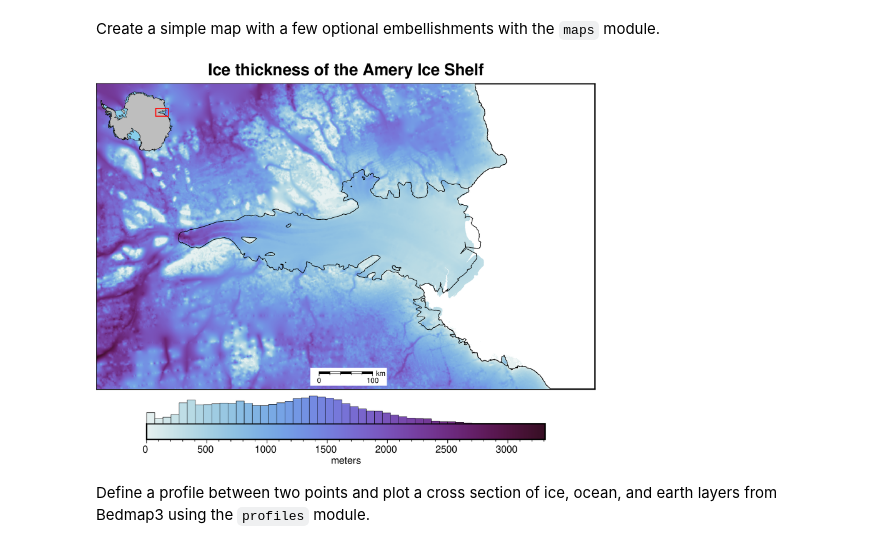
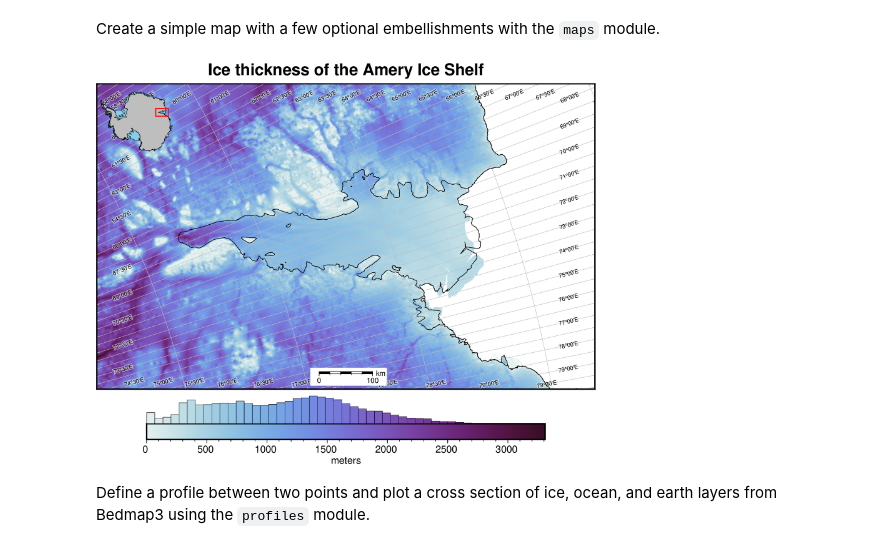
Before and after one commit to mdtanker/polartoolkit, a Jupyter notebook: docs/quickstart.ipynb, the cells around one changed output. Cells and saved outputs as stored; diff of their text form; code cells hidden in the pictures.

```diff
--- a/docs/quickstart.ipynb
+++ b/docs/quickstart.ipynb
@@ -27,18 +24,18 @@ Create a simple map with a few optional embellishments with the `maps` module.
 # %%
 fig = ptk.plot_grid(
     ice_thickness,
     title="Ice thickness of the Amery Ice Shelf",
     cbar_label="meters",
     cmap="dense",
     inset=True,
     coast=True,
     scalebar=True,
     hist=True,
+    gridlines=True,
 )
-
 fig.show(dpi=200)
 # %% [output]
-[figure, old version]
+[figure, new version]
 # %% [markdown]
 Define a profile between two points and plot a cross section of ice, ocean, and earth layers from Bedmap3 using the `profiles` module.
 # %%
```
Also changed, not shown: parts of 4 cells of this notebook, 49 other files.
